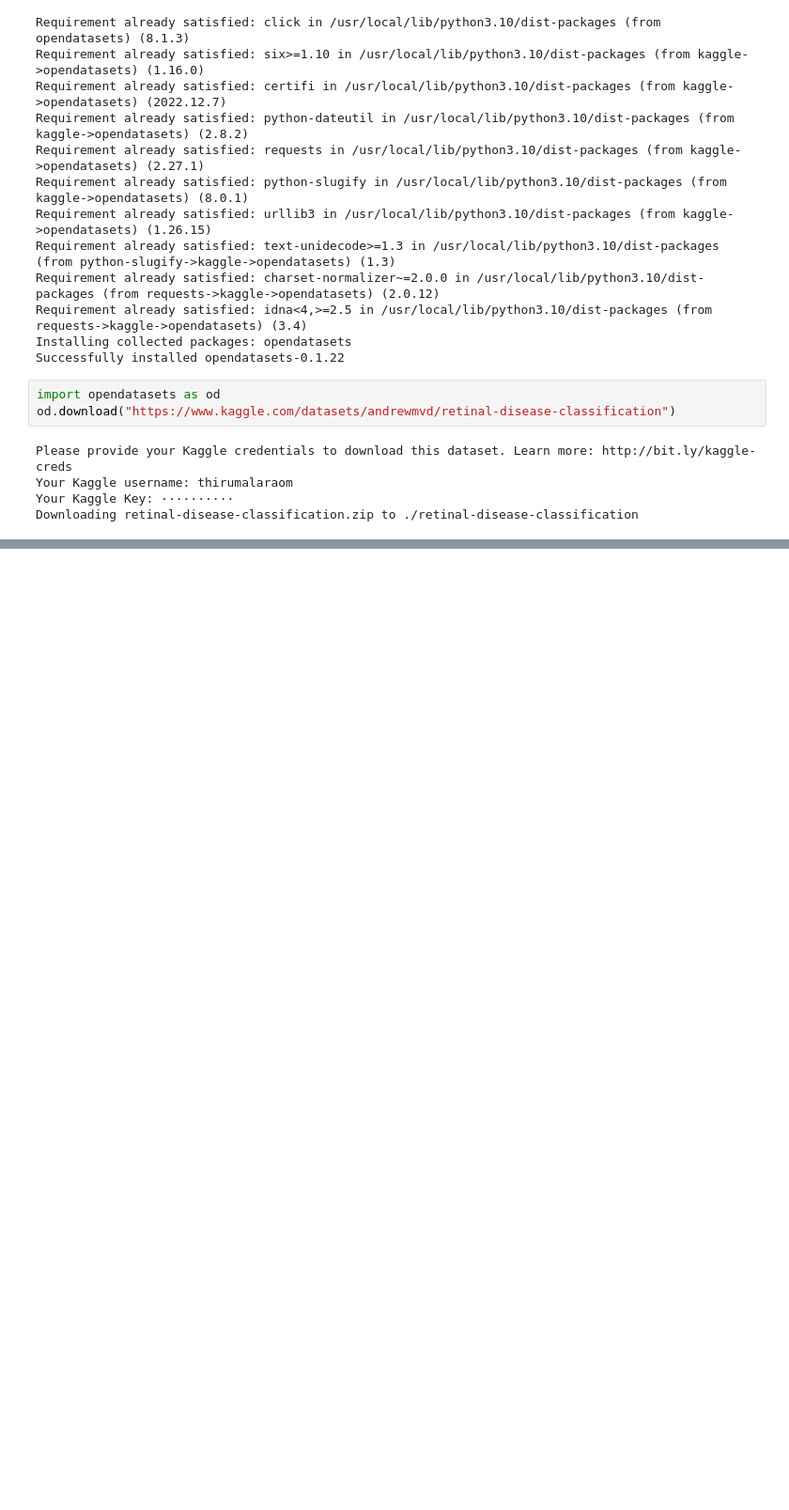
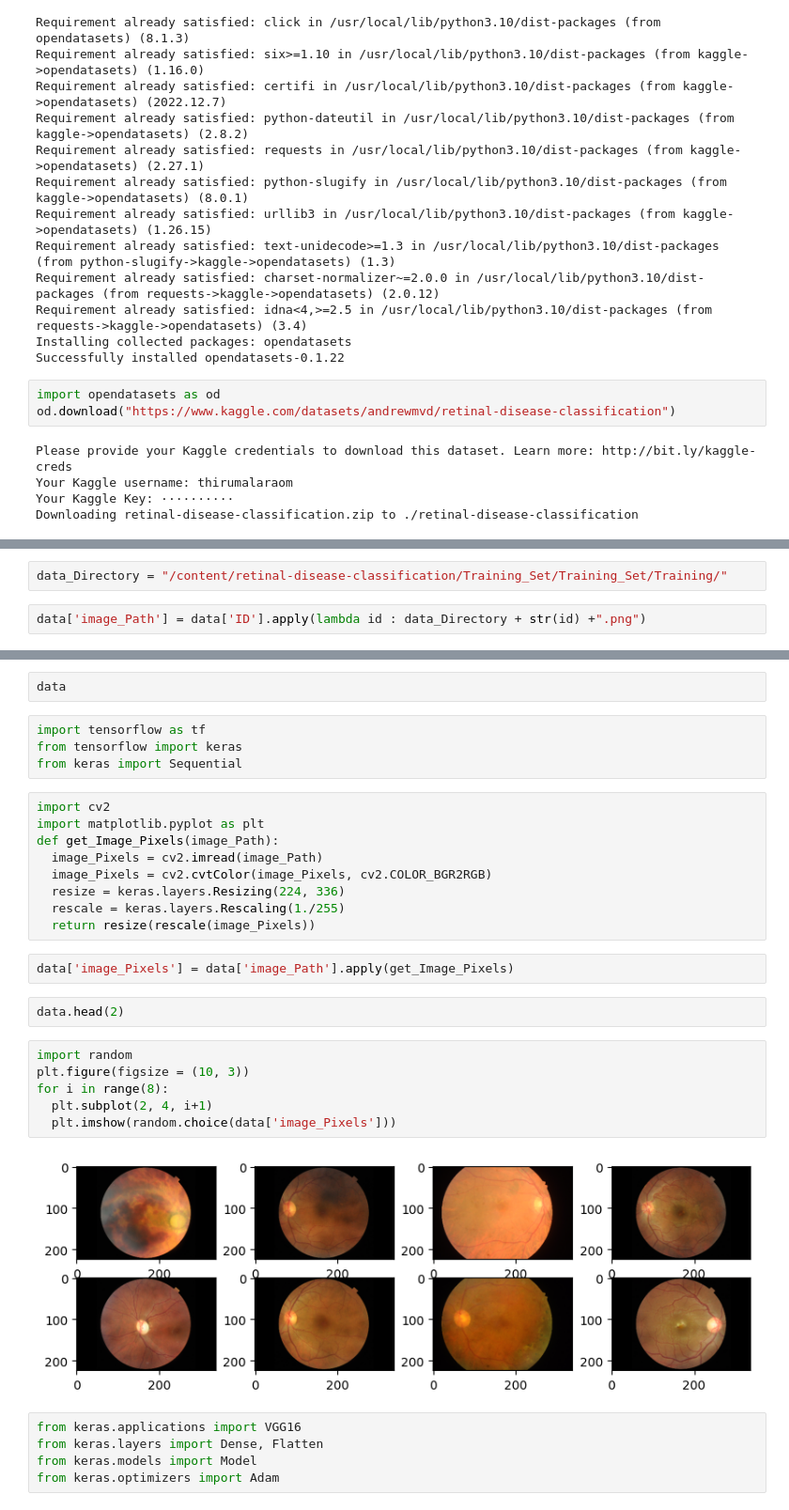
Before and after one commit to Eaglesight02/Pheonix_Squadron, a Jupyter notebook: retinal_Disease_Detection.ipynb, the cells around one changed output, grey strips where cells are left out. Shown at 94% size. Saved outputs shown, nothing was run; the diff lists cells and outputs as text; blank space fills up the shorter version.

```diff
--- a/retinal_Disease_Detection.ipynb
+++ b/retinal_Disease_Detection.ipynb
@@ -30,0 +37,4 @@ Downloading retinal-disease-classification.zip to ./retinal-disease-classificati
+# %%
+data_Directory = "/content/retinal-disease-classification/Training_Set/Training_Set/Training/"
+# %%
+data['image_Path'] = data['ID'].apply(lambda id : data_Directory + str(id) +".png")
@@ -30,0 +45,32 @@ Downloading retinal-disease-classification.zip to ./retinal-disease-classificati
+# %%
+data
+# %%
+import tensorflow as tf
+from tensorflow import keras
+from keras import Sequential
+# %%
+import cv2
+import matplotlib.pyplot as plt
+def get_Image_Pixels(image_Path):
+  image_Pixels = cv2.imread(image_Path)
+  image_Pixels = cv2.cvtColor(image_Pixels, cv2.COLOR_BGR2RGB)
+  resize = keras.layers.Resizing(224, 336)
+  rescale = keras.layers.Rescaling(1./255)
+  return resize(rescale(image_Pixels))
+# %%
+data['image_Pixels'] = data['image_Path'].apply(get_Image_Pixels)
+# %%
+data.head(2)
+# %%
+import random
+plt.figure(figsize = (10, 3))
+for i in range(8):
+  plt.subplot(2, 4, i+1)
+  plt.imshow(random.choice(data['image_Pixels']))
+# %% [output]
+[figure, added]
+# %%
+from keras.applications import VGG16
+from keras.layers import Dense, Flatten
+from keras.models import Model
+from keras.optimizers import Adam
```
Also changed, not shown: parts of 12 cells of this notebook.
